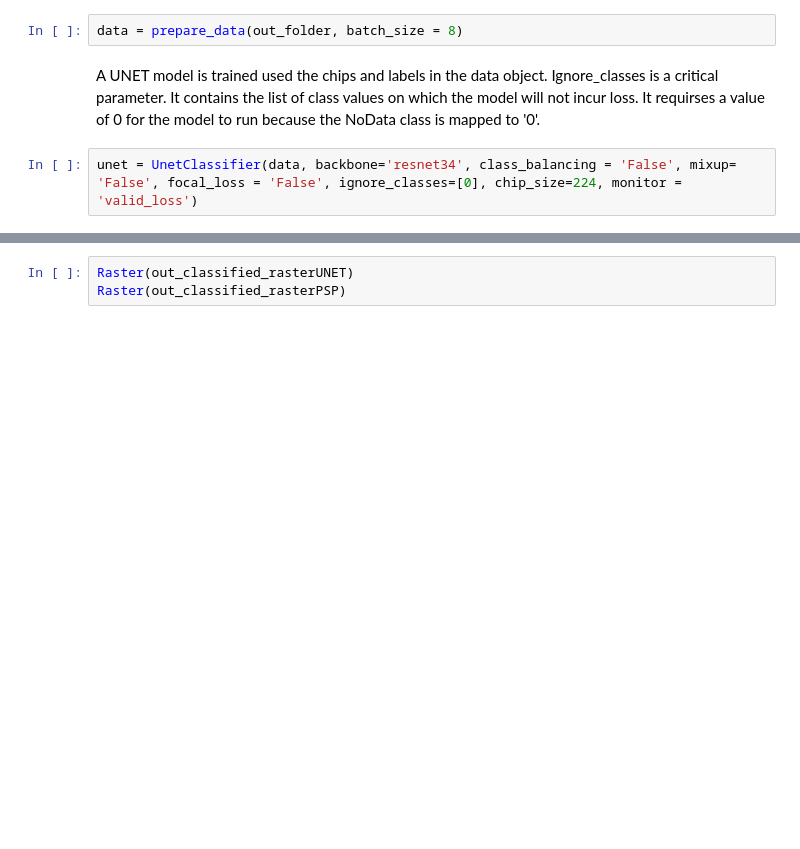
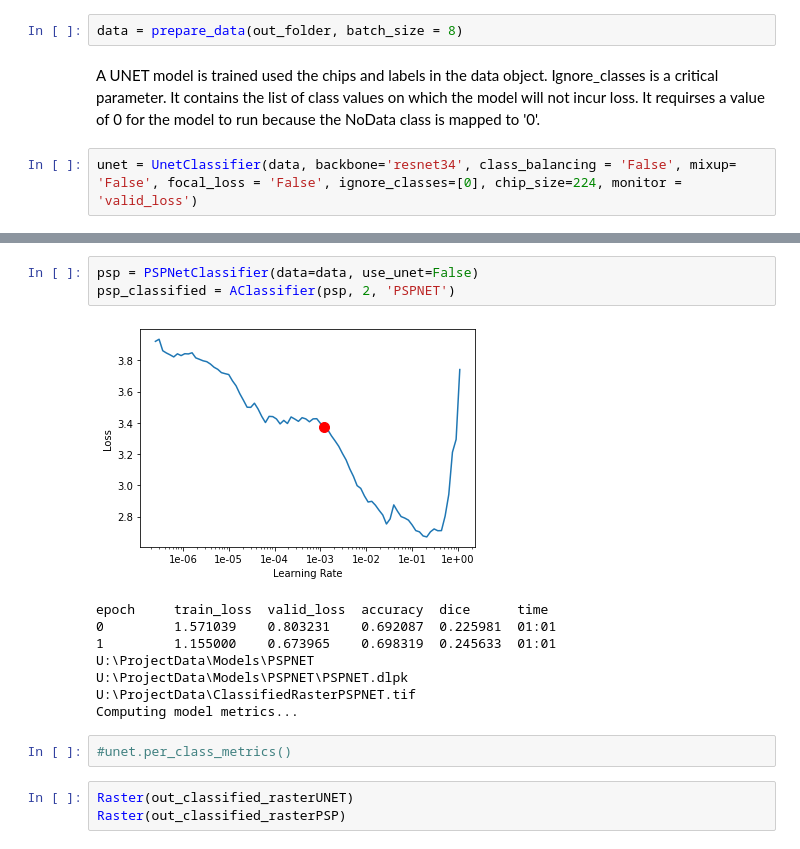
Before and after one commit to JSG-GIS-722/Project, a Jupyter notebook: EGM722Classifier.ipynb, the cells around one changed output, grey strips where cells are left out. Saved outputs shown, nothing was run; the diff lists cells and outputs as text; blank space fills up the shorter version.

```diff
--- a/EGM722Classifier.ipynb
+++ b/EGM722Classifier.ipynb
@@ -180,3 +179,17 @@ out_classified_rasterPSP = ClassifyPixelsUsingDeepLearning(inRaster, model_folde
+# %%
+psp = PSPNetClassifier(data=data, use_unet=False)
+psp_classified = AClassifier(psp, 2, 'PSPNET')
+# %% [output]
+[figure, added]
+epoch     train_loss  valid_loss  accuracy  dice      time
+0         1.571039    0.803231    0.692087  0.225981  01:01
+1         1.155000    0.673965    0.698319  0.245633  01:01
+U:\ProjectData\Models\PSPNET
+U:\ProjectData\Models\PSPNET\PSPNET.dlpk
+U:\ProjectData\ClassifiedRasterPSPNET.tif
+Computing model metrics...
+# %%
+#unet.per_class_metrics()
 # %%
 Raster(out_classified_rasterUNET)
 Raster(out_classified_rasterPSP)
```
Also changed, not shown: parts of 20 cells of this notebook, 2 other files.
